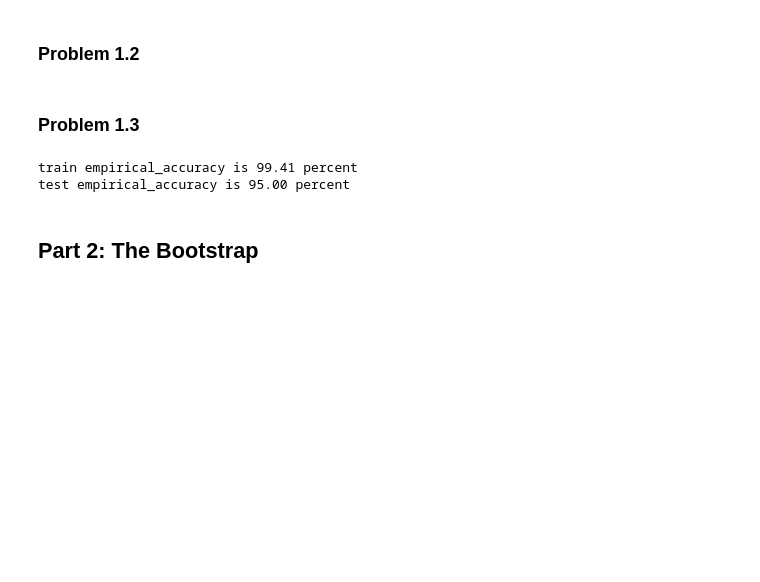
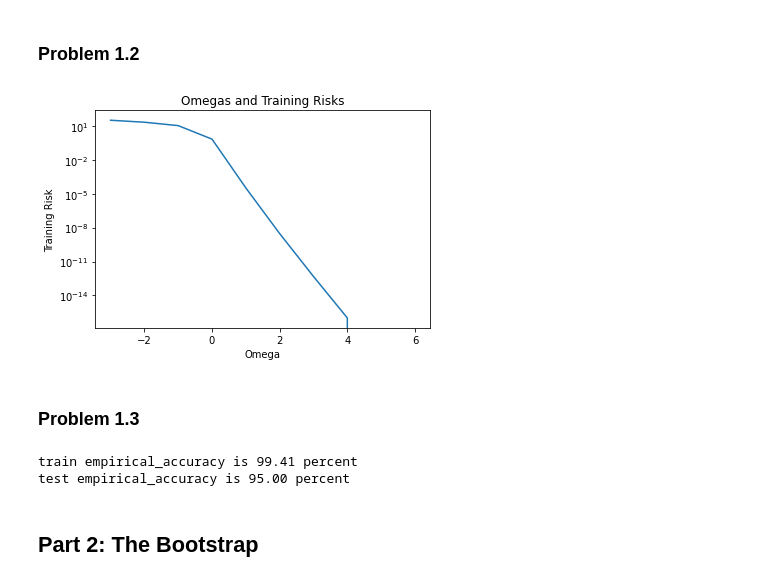
Before and after one commit to matteo8p/cs370, a Jupyter notebook: homework06/homework06_matthew.ipynb, the cells around one changed output. Saved outputs shown, nothing was run; the diff lists cells and outputs as text; code cells hidden in the pictures; blank space fills up the shorter version.

```diff
--- a/homework06/homework06_matthew.ipynb
+++ b/homework06/homework06_matthew.ipynb
@@ -51,5 +82,18 @@ import numpy as np
 # %% [markdown]
 ### Problem 1.2
+# %%
+import copy
+
+seperable_data = copy.deepcopy(scalar_data)
+for i in range(0, len(seperable_data['x'])):
+    if seperable_data['y'][i] == 1:
+        seperable_data['x'][i] += 10
+    else:
+        seperable_data['x'][i] -= 10
+
+plot_omegas_and_risks(seperable_data)
+# %% [output]
+[figure, added]
 # %% [markdown]
 ### Problem 1.3
 # %%
```
Also changed, not shown: parts of 1 cell of this notebook, 3 other files.
